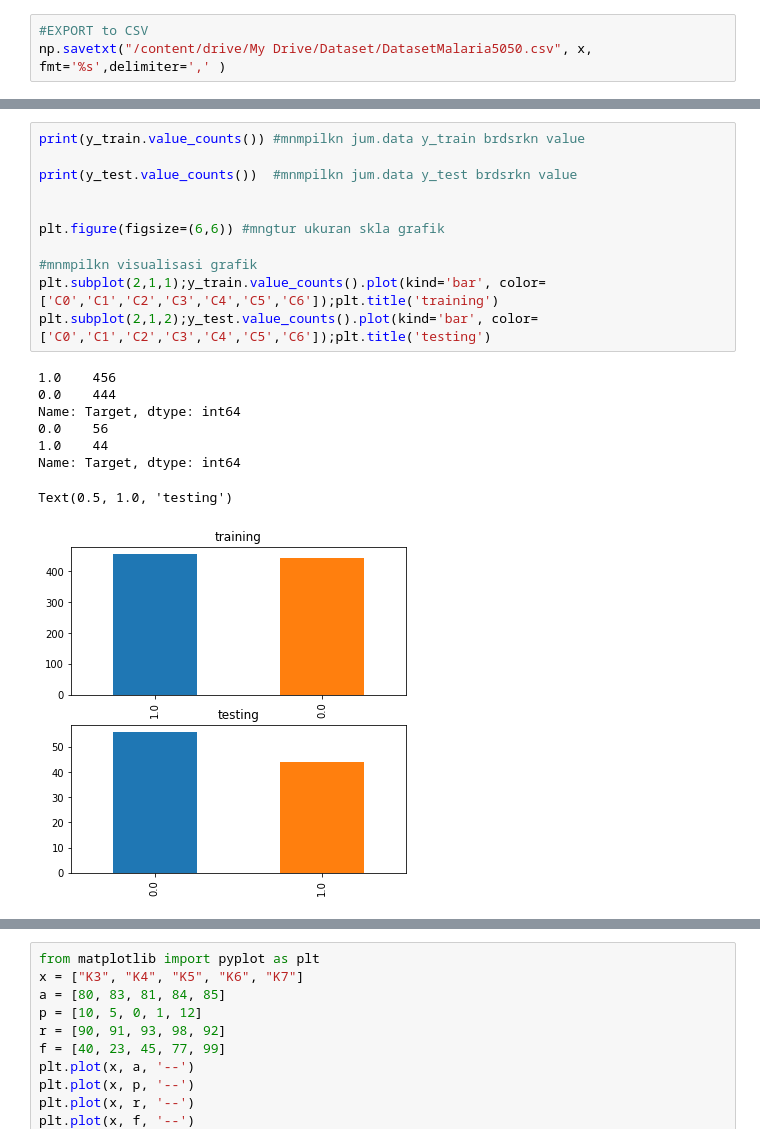
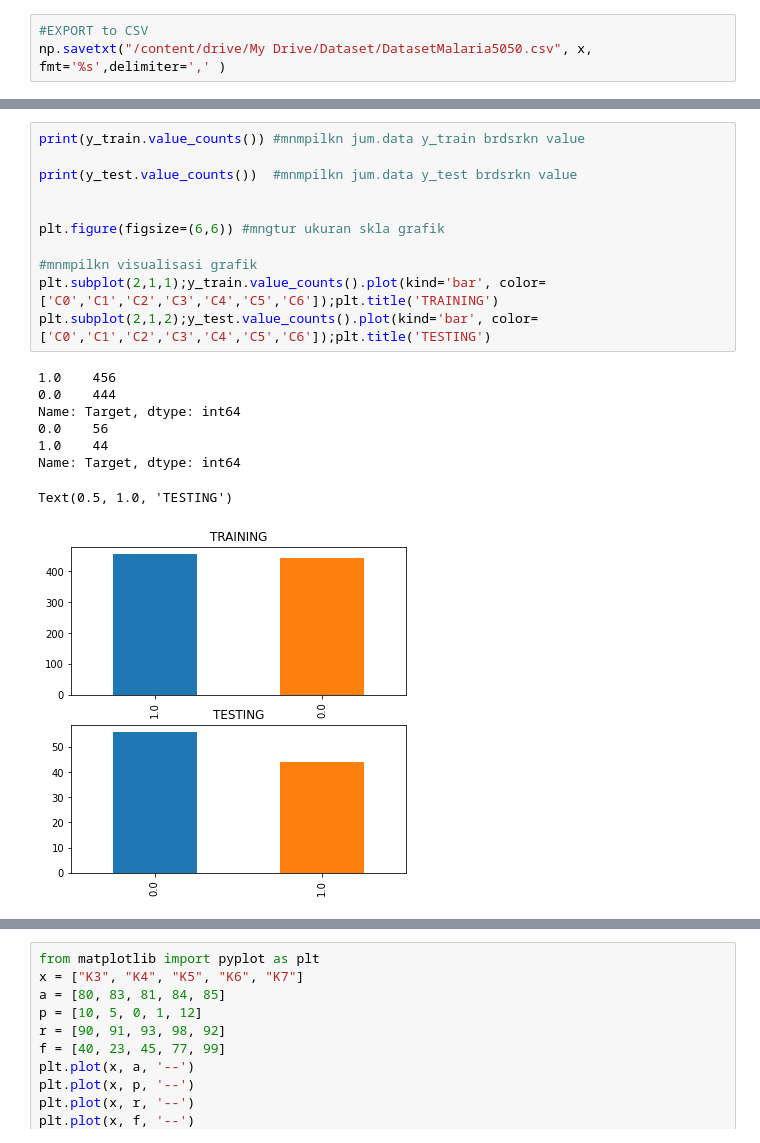
Before and after one commit to aisyahdnn/Skripsi, a Jupyter notebook: Dataset5050.ipynb, the cells around one changed output, grey strips where cells are left out. Cells and saved outputs as stored; diff of their text form.

```diff
--- a/Dataset5050.ipynb
+++ b/Dataset5050.ipynb
@@ -185,23 +167,23 @@ x
 # %%
 print(y_train.value_counts()) #mnmpilkn jum.data y_train brdsrkn value
 
 print(y_test.value_counts())  #mnmpilkn jum.data y_test brdsrkn value
 
 
 plt.figure(figsize=(6,6)) #mngtur ukuran skla grafik
 
 #mnmpilkn visualisasi grafik
-plt.subplot(2,1,1);y_train.value_counts().plot(kind='bar', color=['C0','C1','C2','C3','C4','C5','C6']);plt.title('training')
-plt.subplot(2,1,2);y_test.value_counts().plot(kind='bar', color=['C0','C1','C2','C3','C4','C5','C6']);plt.title('testing')
+plt.subplot(2,1,1);y_train.value_counts().plot(kind='bar', color=['C0','C1','C2','C3','C4','C5','C6']);plt.title('TRAINING')
+plt.subplot(2,1,2);y_test.value_counts().plot(kind='bar', color=['C0','C1','C2','C3','C4','C5','C6']);plt.title('TESTING')
 # %% [output]
 1.0    456
 0.0    444
 Name: Target, dtype: int64
 0.0    56
 1.0    44
 Name: Target, dtype: int64
-Text(0.5, 1.0, 'testing')
+Text(0.5, 1.0, 'TESTING')
-[figure, old version]
+[figure, new version]
 # %%
 #scaling data
 sc_x = StandardScaler()
```
Also changed, not shown: parts of 9 cells of this notebook.
